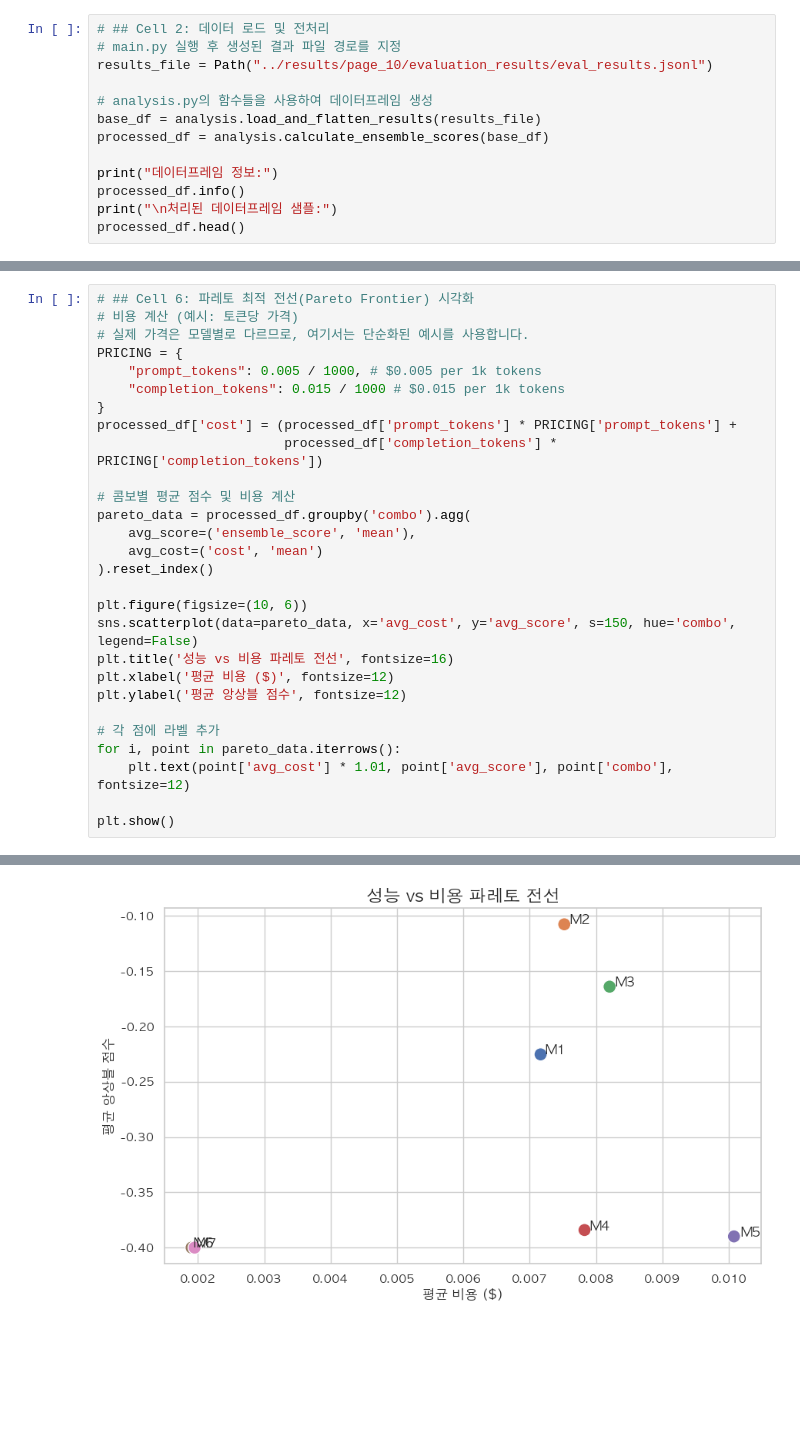
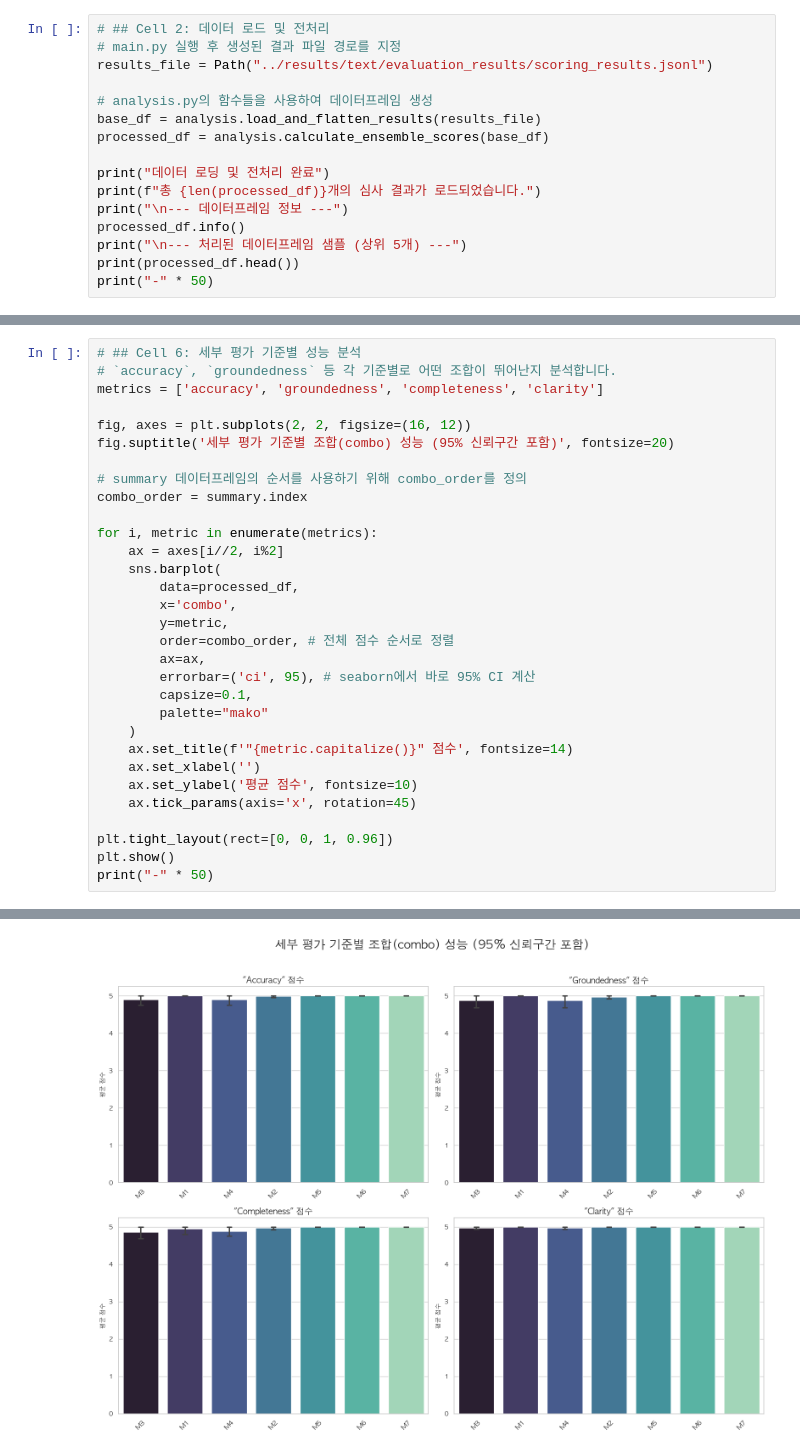
Before and after one commit to xistoh162108/RiQF-eval, a Jupyter notebook: RiQF-eval/notebooks/analysis.ipynb, the cells around one changed output, grey strips where cells are left out. Cells and saved outputs as stored; diff of their text form; blank space fills up the shorter version.

```diff
--- a/RiQF-eval/notebooks/analysis.ipynb
+++ b/RiQF-eval/notebooks/analysis.ipynb
@@ -19,14 +34,17 @@ plt.rcParams['axes.unicode_minus'] = False # 마이너스 폰트 깨짐 방지
 # %%
 # ## Cell 2: 데이터 로드 및 전처리
 # main.py 실행 후 생성된 결과 파일 경로를 지정
-results_file = Path("../results/page_10/evaluation_results/eval_results.jsonl")
+results_file = Path("../results/text/evaluation_results/scoring_results.jsonl")
 
 # analysis.py의 함수들을 사용하여 데이터프레임 생성
 base_df = analysis.load_and_flatten_results(results_file)
 processed_df = analysis.calculate_ensemble_scores(base_df)
 
-print("데이터프레임 정보:")
+print("데이터 로딩 및 전처리 완료")
+print(f"총 {len(processed_df)}개의 심사 결과가 로드되었습니다.")
+print("\n--- 데이터프레임 정보 ---")
 processed_df.info()
-print("\n처리된 데이터프레임 샘플:")
-processed_df.head()
+print("\n--- 처리된 데이터프레임 샘플 (상위 5개) ---")
+print(processed_df.head())
+print("-" * 50)
 # %% [output]
@@ -92,29 +176,32 @@ plt.show()
 # %%
-# ## Cell 6: 파레토 최적 전선(Pareto Frontier) 시각화
-# 비용 계산 (예시: 토큰당 가격)
-# 실제 가격은 모델별로 다르므로, 여기서는 단순화된 예시를 사용합니다.
-PRICING = {
-    "prompt_tokens": 0.005 / 1000, # $0.005 per 1k tokens
-    "completion_tokens": 0.015 / 1000 # $0.015 per 1k tokens
-}
-processed_df['cost'] = (processed_df['prompt_tokens'] * PRICING['prompt_tokens'] +
-                        processed_df['completion_tokens'] * PRICING['completion_tokens'])
+# ## Cell 6: 세부 평가 기준별 성능 분석
+# `accuracy`, `groundedness` 등 각 기준별로 어떤 조합이 뛰어난지 분석합니다.
+metrics = ['accuracy', 'groundedness', 'completeness', 'clarity']
 
-# 콤보별 평균 점수 및 비용 계산
-pareto_data = processed_df.groupby('combo').agg(
-    avg_score=('ensemble_score', 'mean'),
-    avg_cost=('cost', 'mean')
-).reset_index()
+fig, axes = plt.subplots(2, 2, figsize=(16, 12))
+fig.suptitle('세부 평가 기준별 조합(combo) 성능 (95% 신뢰구간 포함)', fontsize=20)
 
-plt.figure(figsize=(10, 6))
-sns.scatterplot(data=pareto_data, x='avg_cost', y='avg_score', s=150, hue='combo', legend=False)
-plt.title('성능 vs 비용 파레토 전선', fontsize=16)
-plt.xlabel('평균 비용 ($)', fontsize=12)
-plt.ylabel('평균 앙상블 점수', fontsize=12)
+# summary 데이터프레임의 순서를 사용하기 위해 combo_order를 정의
+combo_order = summary.index
 
-# 각 점에 라벨 추가
-for i, point in pareto_data.iterrows():
-    plt.text(point['avg_cost'] * 1.01, point['avg_score'], point['combo'], fontsize=12)
+for i, metric in enumerate(metrics):
+    ax = axes[i//2, i%2]
+    sns.barplot(
+        data=processed_df,
+        x='combo',
+        y=metric,
+        order=combo_order, # 전체 점수 순서로 정렬
+        ax=ax,
+        errorbar=('ci', 95), # seaborn에서 바로 95% CI 계산
+        capsize=0.1,
+        palette="mako"
+    )
+    ax.set_title(f'"{metric.capitalize()}" 점수', fontsize=14)
+    ax.set_xlabel('')
+    ax.set_ylabel('평균 점수', fontsize=10)
+    ax.tick_params(axis='x', rotation=45)
 
+plt.tight_layout(rect=[0, 0, 1, 0.96])
 plt.show()
+print("-" * 50)
 # %% [output]
@@ -121 +225 @@ plt.show()
-[figure, old version]
+[figure, new version]
```
Also changed, not shown: parts of 8 cells of this notebook, 5 other files.
